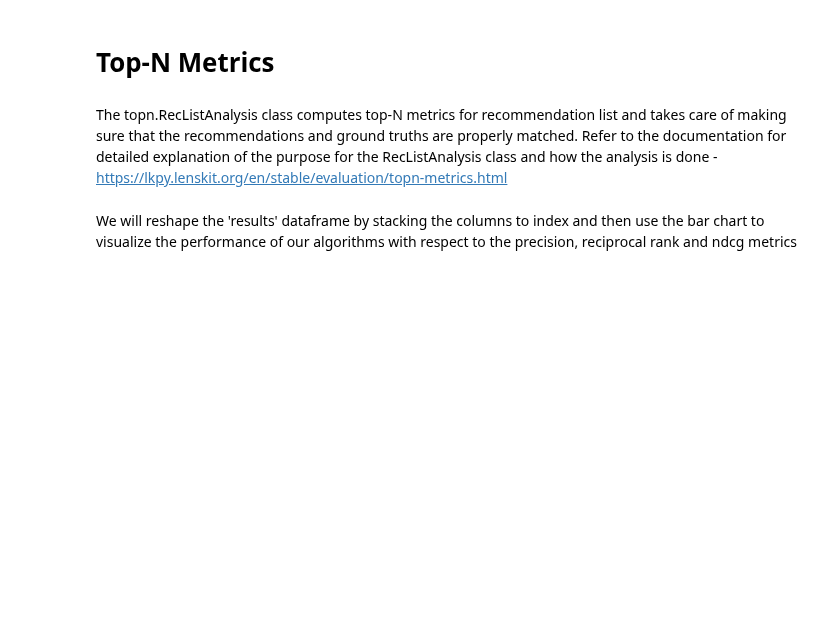
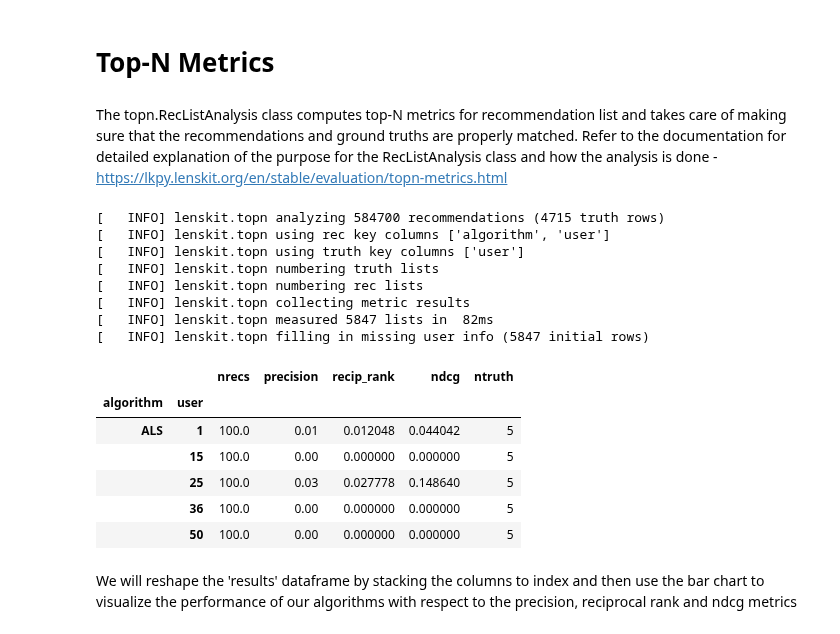
Before and after one commit to lenskit/lk-demo-experiment, a Jupyter notebook: eval-report.ipynb, the cells around one changed output. Cells and saved outputs as stored; diff of their text form; code cells hidden in the pictures; blank space fills up the shorter version.

```diff
--- a/eval-report.ipynb
+++ b/eval-report.ipynb
@@ -46,7 +48,7 @@ dirs = [fld for fld in output_root.glob(f'{dataset}-*')]
 recs = []
 for fld in dirs:
     for file in fld.glob("recs-*"):
-        rec = pd.read_csv(file, sep=',')
+        rec = pd.read_parquet(file)
         rec["algorithm"] = fld.name.split("-")[1]
         recs.append(rec)
 
@@ -60,7 +78,7 @@ rec_algos
 preds = []
 for fld in dirs:
     for file in fld.glob("pred-*"):
-        pred = pd.read_csv(file, sep=',')
+        pred = pd.read_parquet(file)
         pred["algorithm"] = fld.name.split("-")[1]
         preds.append(pred)
 
@@ -74,8 +106,11 @@ split_root = Path("data-split")
 split_dir = split_root / dataset
 # %%
 test = []
-for file in split_dir.glob("test-*.csv.gz"):
-    test.append(pd.read_csv(file, sep=',', index_col='index').assign(part=file.stem.replace('.csv', '')))
+for file in split_dir.glob("test-*.parquet"):
+    test.append(pd.read_parquet(file,).assign(part=file.stem.replace('.parquet', '')))
 
-test = pd.concat(test)
+test = pd.concat(test).rename(columns={
+    'user_id': 'user',
+    'item_id': 'item',
+})
 test.head()
@@ -86,12 +128,28 @@ The topn.RecListAnalysis class computes top-N metrics for recommendation list an
 # %%
 rla = topn.RecListAnalysis()
 
 rla.add_metric(topn.precision)
 rla.add_metric(topn.recip_rank)
 rla.add_metric(topn.ndcg)
-results = rla.compute(recs, test, include_missing=True)
+results = rla.compute(recs, test.drop(columns=['rating']), include_missing=True)
 results = results.fillna(0)
 results.head()
+# %% [output]
+[   INFO] lenskit.topn analyzing 584700 recommendations (4715 truth rows)
+[   INFO] lenskit.topn using rec key columns ['algorithm', 'user']
+[   INFO] lenskit.topn using truth key columns ['user']
+[   INFO] lenskit.topn numbering truth lists
+[   INFO] lenskit.topn numbering rec lists
+[   INFO] lenskit.topn collecting metric results
+[   INFO] lenskit.topn measured 5847 lists in  82ms
+[   INFO] lenskit.topn filling in missing user info (5847 initial rows)
+|  |  | nrecs | precision | recip_rank | ndcg | ntruth |
+| algorithm | user |  |  |  |  |  |
+| ALS | 1 | 100.0 | 0.01 | 0.012048 | 0.044042 | 5 |
+|  | 15 | 100.0 | 0.00 | 0.000000 | 0.000000 | 5 |
+|  | 25 | 100.0 | 0.03 | 0.027778 | 0.148640 | 5 |
+|  | 36 | 100.0 | 0.00 | 0.000000 | 0.000000 | 5 |
+|  | 50 | 100.0 | 0.00 | 0.000000 | 0.000000 | 5 |
 # %% [markdown]
 We will reshape the 'results' dataframe by stacking the columns to index and then use the bar chart to visualize the performance of our algorithms with respect to the precision, reciprocal rank and ndcg metrics
 # %%
```
Also changed, not shown: parts of 26 cells of this notebook, 1 other file.
